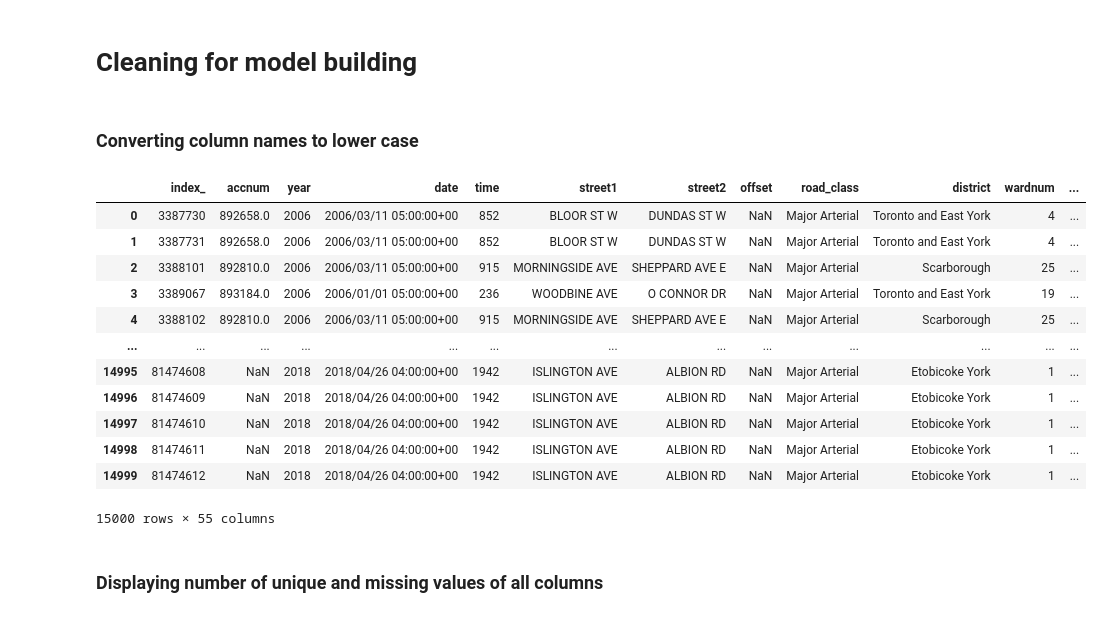
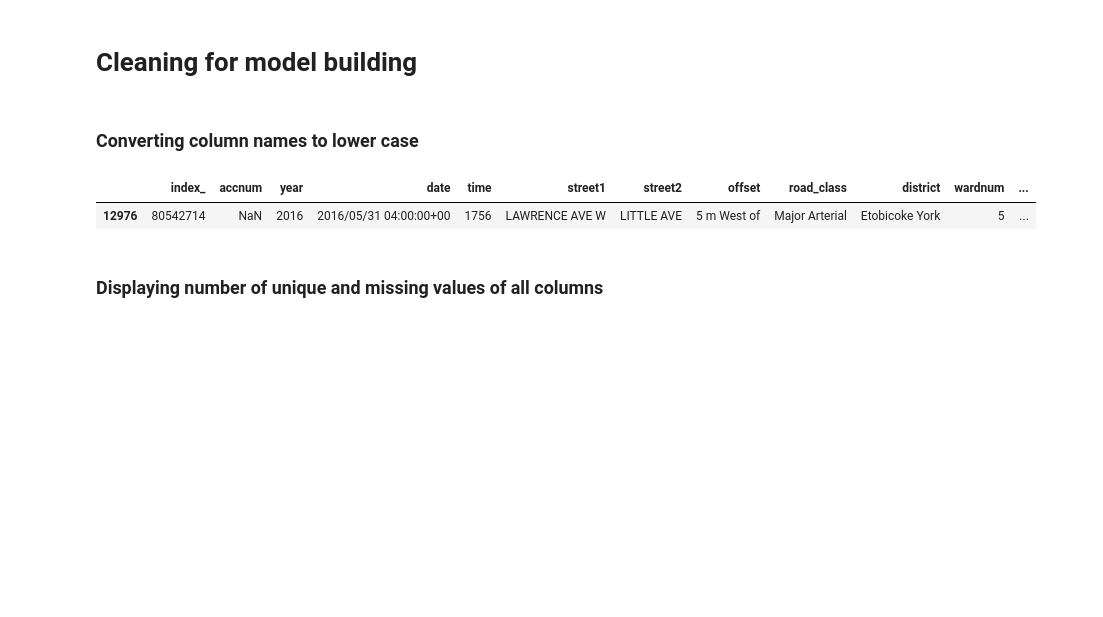
Before and after one commit to Raaj-4320/Accident-analysis, a Jupyter notebook: accident_analysis_train.ipynb, the cells around one changed output. Saved outputs shown, nothing was run; the diff lists cells and outputs as text; code cells hidden in the pictures; blank space fills up the shorter version.

```diff
--- a/accident_analysis_train.ipynb
+++ b/accident_analysis_train.ipynb
@@ -25,21 +27,10 @@ pd.set_option('display.max_columns', 200)
 # %%
 df.columns = map(str.lower, df.columns)
 # %%
-df
+df.sample()
 # %% [output]
 |  | index_ | accnum | year | date | time | street1 | street2 | offset | road_class | district | wardnum | ... |
-| 0 | 3387730 | 892658.0 | 2006 | 2006/03/11 05:00:00+00 | 852 | BLOOR ST W | DUNDAS ST W | NaN | Major Arterial | Toronto and East York | 4 | ... |
-| 1 | 3387731 | 892658.0 | 2006 | 2006/03/11 05:00:00+00 | 852 | BLOOR ST W | DUNDAS ST W | NaN | Major Arterial | Toronto and East York | 4 | ... |
-| 2 | 3388101 | 892810.0 | 2006 | 2006/03/11 05:00:00+00 | 915 | MORNINGSIDE AVE | SHEPPARD AVE E | NaN | Major Arterial | Scarborough | 25 | ... |
-| 3 | 3389067 | 893184.0 | 2006 | 2006/01/01 05:00:00+00 | 236 | WOODBINE AVE | O CONNOR DR | NaN | Major Arterial | Toronto and East York | 19 | ... |
-| 4 | 3388102 | 892810.0 | 2006 | 2006/03/11 05:00:00+00 | 915 | MORNINGSIDE AVE | SHEPPARD AVE E | NaN | Major Arterial | Scarborough | 25 | ... |
-| ... | ... | ... | ... | ... | ... | ... | ... | ... | ... | ... | ... | ... |
-| 14995 | 81474608 | NaN | 2018 | 2018/04/26 04:00:00+00 | 1942 | ISLINGTON AVE | ALBION RD | NaN | Major Arterial | Etobicoke York | 1 | ... |
-| 14996 | 81474609 | NaN | 2018 | 2018/04/26 04:00:00+00 | 1942 | ISLINGTON AVE | ALBION RD | NaN | Major Arterial | Etobicoke York | 1 | ... |
-| 14997 | 81474610 | NaN | 2018 | 2018/04/26 04:00:00+00 | 1942 | ISLINGTON AVE | ALBION RD | NaN | Major Arterial | Etobicoke York | 1 | ... |
-| 14998 | 81474611 | NaN | 2018 | 2018/04/26 04:00:00+00 | 1942 | ISLINGTON AVE | ALBION RD | NaN | Major Arterial | Etobicoke York | 1 | ... |
-| 14999 | 81474612 | NaN | 2018 | 2018/04/26 04:00:00+00 | 1942 | ISLINGTON AVE | ALBION RD | NaN | Major Arterial | Etobicoke York | 1 | ... |
+| 12976 | 80542714 | NaN | 2016 | 2016/05/31 04:00:00+00 | 1756 | LAWRENCE AVE W | LITTLE AVE | 5 m West of | Major Arterial | Etobicoke York | 5 | ... |
-15000 rows × 55 columns
 # %% [markdown]
 ### Displaying number of unique and missing values of all columns
 # %%
```
Also changed, not shown: parts of 46 cells of this notebook.
